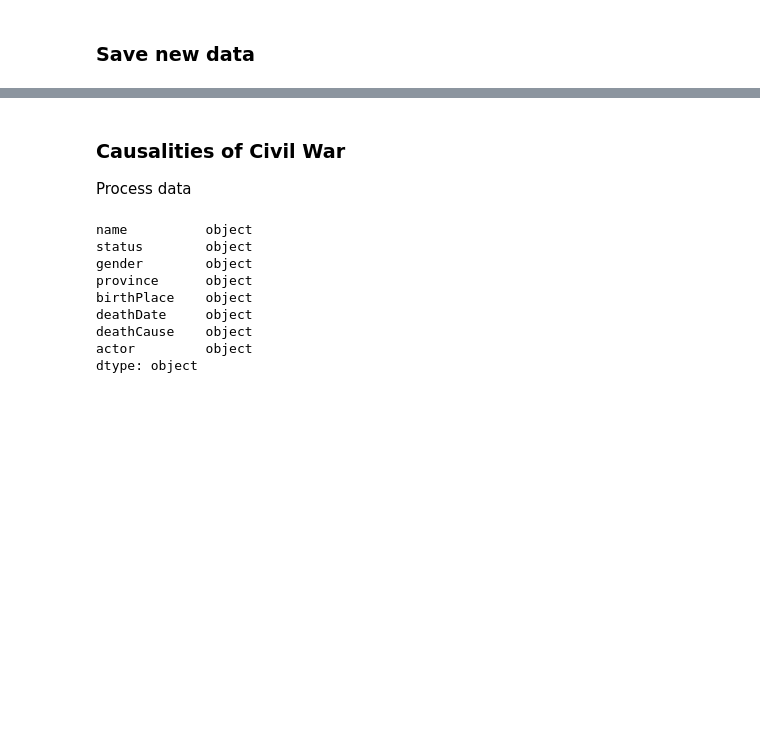
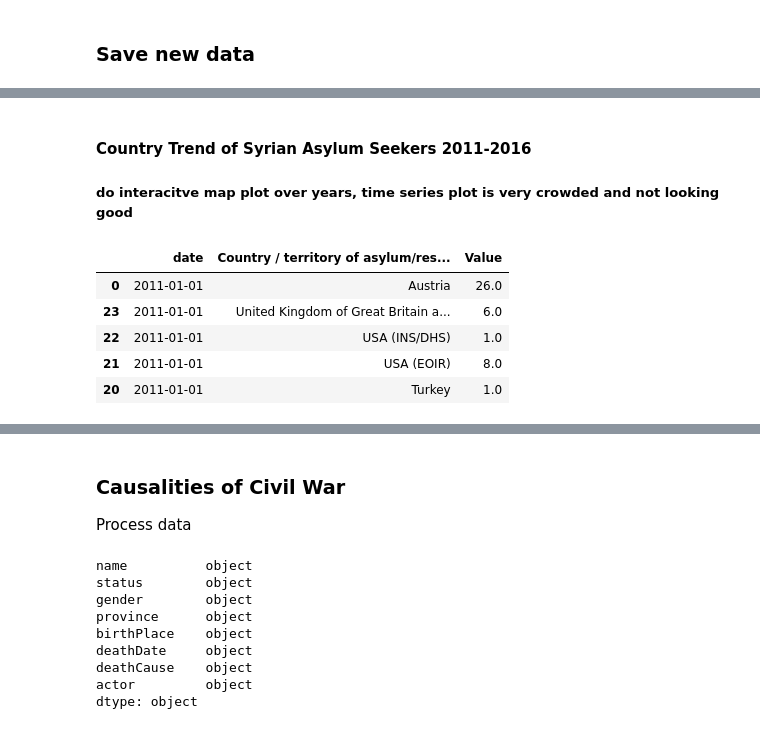
Before and after one commit to KeremTurgutlu/syrian_crisis, a Jupyter notebook: Syrian Refugee Crisis - Sandbox.ipynb, the cells around one changed output, grey strips where cells are left out. Cells and saved outputs as stored; diff of their text form; code cells hidden in the pictures; blank space fills up the shorter version.

```diff
--- a/Syrian Refugee Crisis - Sandbox.ipynb
+++ b/Syrian Refugee Crisis - Sandbox.ipynb
@@ -179,0 +290,14 @@ ax = asylum_seekers_monthly.groupby(['Year', 'Month'])['Value'].sum().plot()
+# %%
+def col2dt(data, columns):
+    """Convert Year, Month, Day to Pandas Datetime"""
+    #pdb.set_trace()
+    # extract datetime from Year Month
+    data = data.copy()
+    date = ""
+    for c in columns:
+        date += (data[c].astype(str) + "/")
+    date = date.apply(lambda x: x[:-1])
+    data["date"] = pd.to_datetime(date)
+    return data
+# %%
+asylum_seekers_monthly = col2dt(asylum_seekers_monthly, ["Year", "Month"])
@@ -179,0 +371,21 @@ ax = asylum_seekers_monthly.groupby(['Year', 'Month'])['Value'].sum().plot()
+# %% [markdown]
+#### Country Trend of Syrian Asylum Seekers 2011-2016
+
+##### do interacitve map plot over years, time series plot is very crowded and not looking good
+# %%
+COUNTRY = asylum_seekers_monthly.columns[0]
+# %%
+# CREATE DATA
+# Total trend over the years of asylum seekers by country
+total_country_asy_seek =\
+    asylum_seekers_monthly.groupby(['date', COUNTRY])['Value'].sum().reset_index(drop=False)
+total_country_asy_seek.sort_values('date', ascending=True, inplace=True)
+# %%
+total_country_asy_seek.head()
+# %% [output]
+|  | date | Country / territory of asylum/res... | Value |
+| 0 | 2011-01-01 | Austria | 26.0 |
+| 23 | 2011-01-01 | United Kingdom of Great Britain a... | 6.0 |
+| 22 | 2011-01-01 | USA (INS/DHS) | 1.0 |
+| 21 | 2011-01-01 | USA (EOIR) | 8.0 |
+| 20 | 2011-01-01 | Turkey | 1.0 |
```
Also changed, not shown: parts of 51 cells of this notebook.
